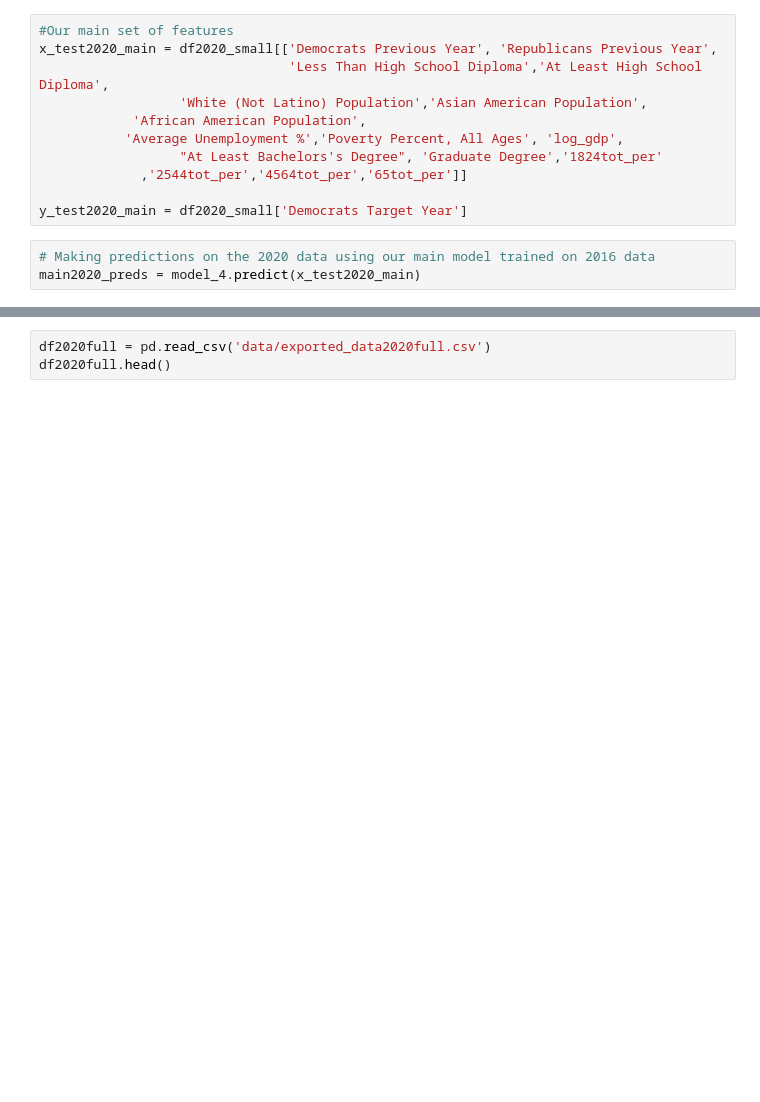
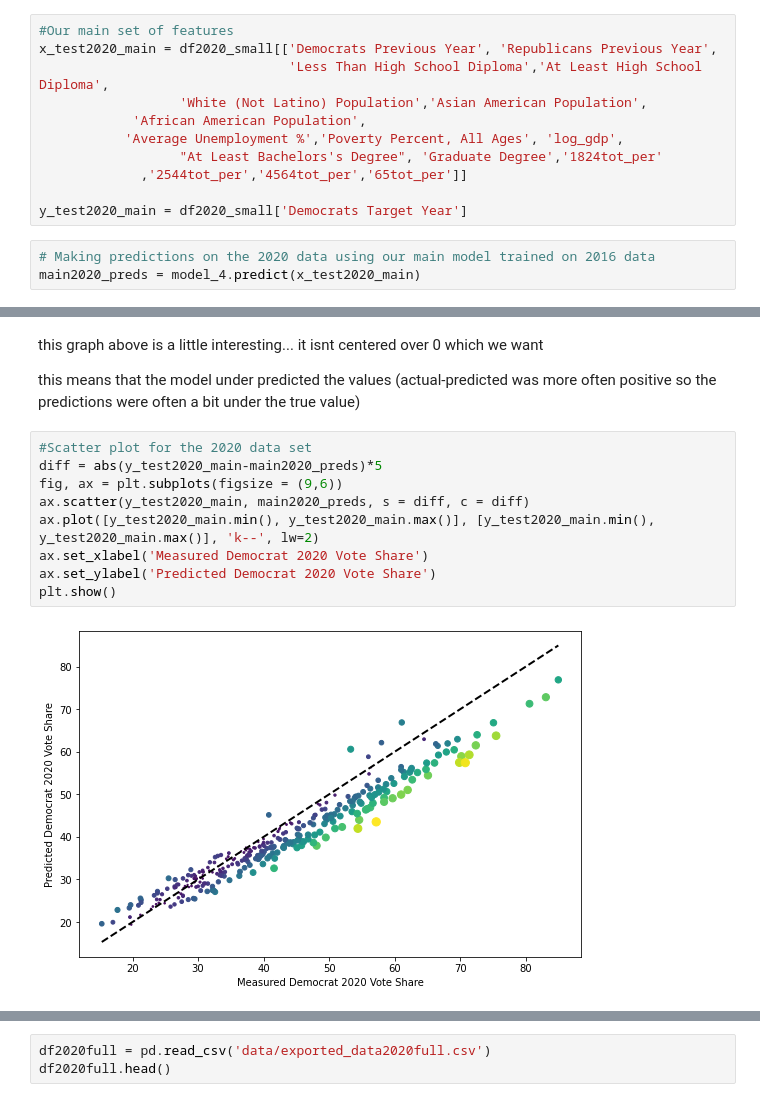
Before and after one commit to eweed001/ORIE-4741-Project, a Jupyter notebook: Model Construction2.ipynb, the cells around one changed output, grey strips where cells are left out. Cells and saved outputs as stored; diff of their text form; blank space fills up the shorter version.

```diff
--- a/Model Construction2.ipynb
+++ b/Model Construction2.ipynb
@@ -620,0 +640,15 @@ mse_main
+# %% [markdown]
+this graph above is a little interesting... it isnt centered over 0 which we want
+
+this means that the model under predicted the values (actual-predicted was more often positive so the predictions were often a bit under the true value)
+# %%
+#Scatter plot for the 2020 data set
+diff = abs(y_test2020_main-main2020_preds)*5
+fig, ax = plt.subplots(figsize = (9,6))
+ax.scatter(y_test2020_main, main2020_preds, s = diff, c = diff)
+ax.plot([y_test2020_main.min(), y_test2020_main.max()], [y_test2020_main.min(), y_test2020_main.max()], 'k--', lw=2)
+ax.set_xlabel('Measured Democrat 2020 Vote Share')
+ax.set_ylabel('Predicted Democrat 2020 Vote Share')
+plt.show()
+# %% [output]
+[figure, added]
```
Also changed, not shown: parts of 44 cells of this notebook.
